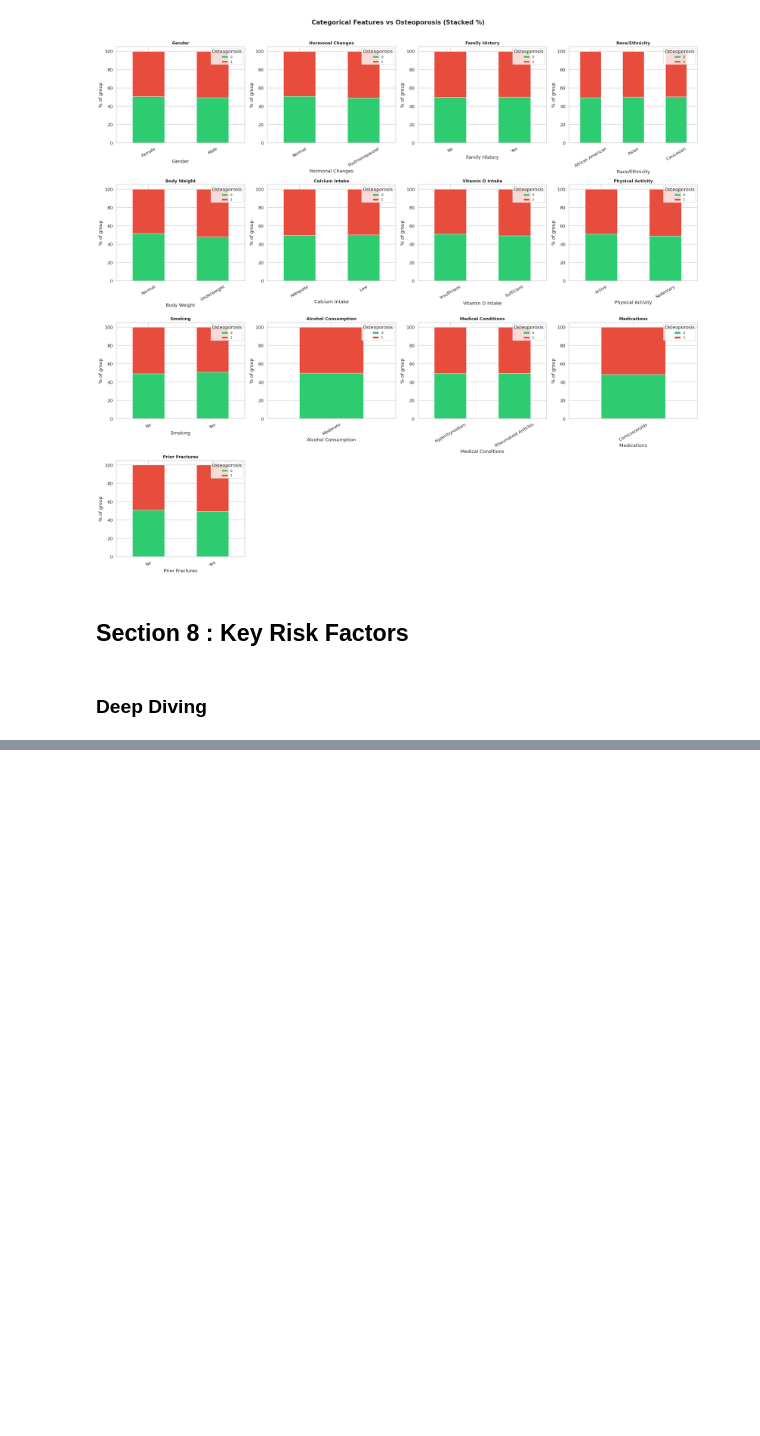
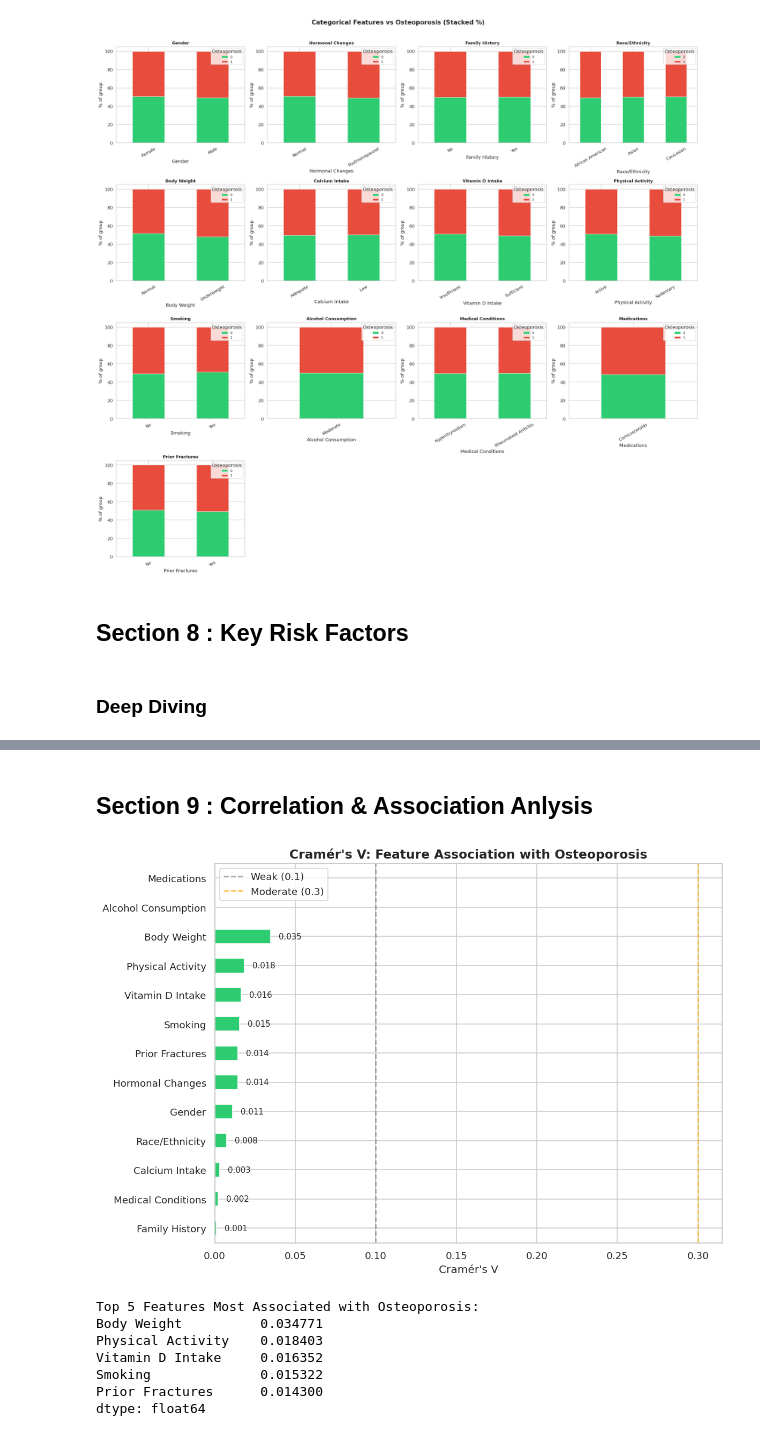
Before and after one commit to afeefanver/Osteoporosis-Risk-Prediction, a Jupyter notebook: EDA(Oesto).ipynb, the cells around one changed output, grey strips where cells are left out. Saved outputs shown, nothing was run; the diff lists cells and outputs as text; code cells hidden in the pictures; blank space fills up the shorter version.

```diff
--- a/EDA(Oesto).ipynb
+++ b/EDA(Oesto).ipynb
@@ -381,0 +406,46 @@ plt.show()
+# %% [markdown]
+## Section 9 : Correlation & Association Anlysis
+# %%
+from scipy.stats import chi2_contingency
+
+# Cramér's V for categorical associations with target
+def cramers_v(x, y):
+    ct = pd.crosstab(x, y)
+    chi2, _, _, _ = chi2_contingency(ct)
+    n = ct.sum().sum()
+    phi2 = chi2 / n
+    r, k = ct.shape
+    return np.sqrt(phi2 / min(k - 1, r - 1))
+
+assoc = {}
+for col in cat_cols:
+    assoc[col] = cramers_v(df[col], df['Osteoporosis'])
+
+assoc_series = pd.Series(assoc).sort_values(ascending=True)
+
+fig, ax = plt.subplots(figsize=(10, 7))
+colors = ['#E74C3C' if v > 0.3 else '#F39C12' if v > 0.15 else '#2ECC71'
+          for v in assoc_series]
+assoc_series.plot(kind='barh', ax=ax, color=colors, edgecolor='white')
+ax.axvline(0.1, color='gray', linestyle='--', alpha=0.7, label='Weak (0.1)')
+ax.axvline(0.3, color='orange', linestyle='--', alpha=0.7, label='Moderate (0.3)')
+ax.set_title("Cramér's V: Feature Association with Osteoporosis", fontsize=14, fontweight='bold')
+ax.set_xlabel("Cramér's V")
+for i, v in enumerate(assoc_series):
+    ax.text(v + 0.005, i, f'{v:.3f}', va='center', fontsize=9)
+ax.legend()
+plt.savefig('plot/07_Cramers_V_analysis.png', bbox_inches='tight')
+plt.tight_layout()
+plt.show()
+
+print('\nTop 5 Features Most Associated with Osteoporosis:')
+print(assoc_series.sort_values(ascending=False).head())
+# %% [output]
+[figure, added]
+Top 5 Features Most Associated with Osteoporosis:
+Body Weight          0.034771
+Physical Activity    0.018403
+Vitamin D Intake     0.016352
+Smoking              0.015322
+Prior Fractures      0.014300
+dtype: float64
```
Also changed, not shown: parts of 9 cells of this notebook.
